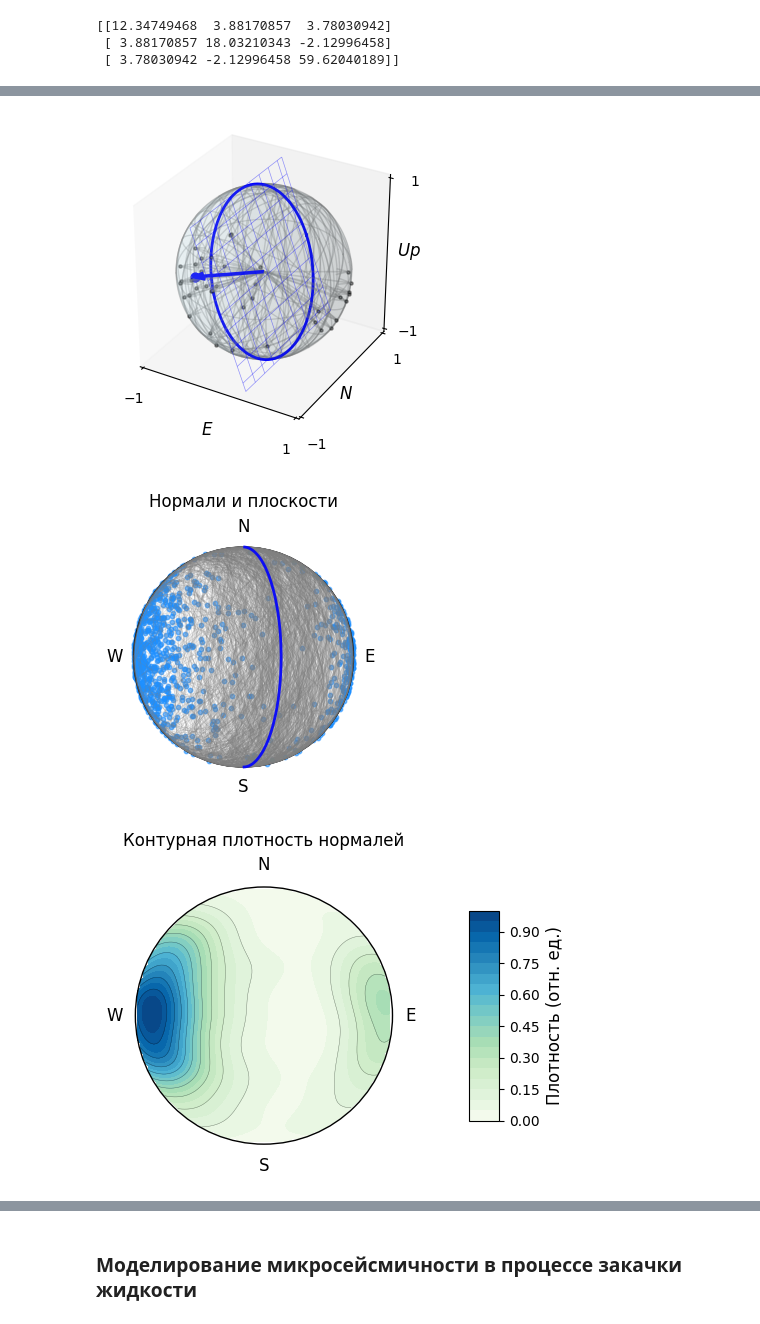
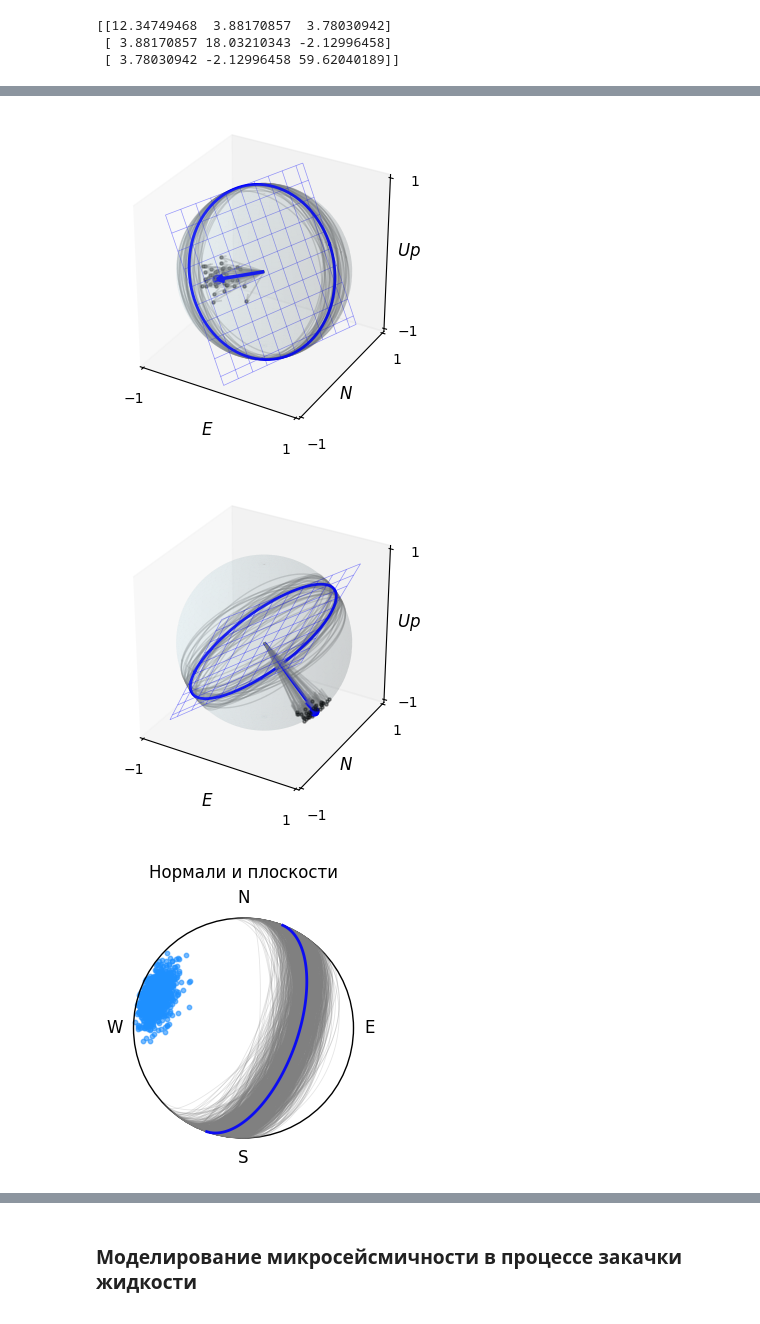
Before and after one commit to mexalon/mm2, a Jupyter notebook: pore_press_to_events.ipynb, the cells around one changed output, grey strips where cells are left out. Cells and saved outputs as stored; diff of their text form; code cells hidden in the pictures.

Commit message:
crit press crit angles

```diff
--- a/pore_press_to_events.ipynb
+++ b/pore_press_to_events.ipynb
@@ -73,7 +70,7 @@ from methods.stress_plotting import plot_stress_tensor_with_rotated_ensemble
 # Вектор главных напряжений [σ1, σ2, σ3] размещается вдоль осей x,y,z согласно порядку кодов строки mode,
 # а затем поворачивается в глобальную систему «восток – север – вверх» триадой углов Эйлера
 
-tensor = FrictionalStressTensor(s1=60, mode='zyx', ratio=0.5, pore_pressure=5, mu=0.6, cohesion=0.05, trend=0, plunge=0, rake=0)
+tensor = FrictionalStressTensor(s1=60, mode='zyx', ratio=0.5, pore_pressure=5, mu=0.6, cohesion=0.01, trend=20, plunge=0, rake=0)
 
 # при создании ансамбля тензоров случайным образом варьируется σ1, остальное получается по алгоритму, описанному выше
 ensemble_tensors, stresses, trends, plunges, rakes = tensor.generate_ensemble(
@@ -105,38 +102,52 @@ stresses = tensor.ensemble_principal_stresses # например значени
 # %%
+import numpy as np
 from methods.frac_classes import RandomFractureSeed, FisherFractureSeed
 from methods.frac_plotting import plot_fracture_ensemble_on_sphere, plot_fracture_normals_and_planes, plot_fracture_density, plot_fracture_strike_rose, plot_mu_cohesion_histograms
+from methods.colomb_things import get_critical_strike_dip
 
+# вычисляем для объекта tensor какие должны быть угла у плоскости трещины, чтобы она бала наиболее близка к скольжению
+# то есть у нее максимальное значение отношения касательного к нормальному напряжения
+((crit_strike, crit_dip), (crit_strike_c, crit_dip_c)) = get_critical_strike_dip(tensor, tensor.mu) # два набора сопряженных углов
 
 # Создание ансамблей трещин, ориентированных согласно распределению Фишера
 # коэффициенты трения и когезии могут быть одинаковы для всех трещин,
 # либо можно сделать распределенными согласно распределению Вейбулла,
 # тогда нужно передать параметры распределения, см описание класса
 
 # создаём объект матринской трещины:
-seed = FisherFractureSeed(strike=0, dip=70, mu=0.6, cohesion=0.05)
+seed = FisherFractureSeed(strike=crit_strike, dip=crit_dip, mu=0.6, cohesion=0.05)
+cseed = FisherFractureSeed(strike=crit_strike_c, dip=crit_dip_c, mu=0.6, cohesion=0.05) # для сопряженных углов
 
 # параметры материнской трещины доступны в атрибутах объекта, например
 seed.mu, seed.normal # и т.д.
 
 # генерируем для него ансамбль из нужного количства случайно ориентированных трещин.
 # Если не задавать параметры масштаба, типа mu_weibull_scale, то все коэффициенты mu будут как у матринской трещины
 # получаем массив из N векторов нормалей к плоскости трещин, и всего прочего, что может понадобится
-normals, strikes, dips, mus, cohesions = seed.generate_ensemble(N=1000, kappa=5, mu_weibull_scale=0.01, cohesion_weibull_scale=0.001)
+normals, strikes, dips, mus, cohesions = seed.generate_ensemble(N=1000, kappa=50, mu_weibull_scale=0.005, cohesion_weibull_scale=0.005)
+cnormals, cstrikes, _, _, _ = cseed.generate_ensemble(N=1000, kappa=50, mu_weibull_scale=0.005, cohesion_weibull_scale=0.005) # для сопряженных углов
 
 # для ориентаций трещин можно воспользоваться другим классом, с нормально распределенными углами страйк и дип,
 # возможно это в будущем пригодится для модели восстановления ориентации
 # seed = RandomFractureSeed(strike=10, dip=90)
 # normals, strikes, dips, mus, cohesions = seed.generate_ensemble(N=500, strike_std=20, dip_std=20)
 
+normals_and_cnormals = np.vstack((normals, cnormals)) # стакаем вместе сопряженные наборы
+strikes_and_csrikes = np.vstack((strikes, cstrikes))
+
 # визуализация разными способами
 plot_fracture_ensemble_on_sphere(normals, seed)
+plot_fracture_ensemble_on_sphere(cnormals, cseed)
 plot_fracture_normals_and_planes(normals, seed)
+plot_fracture_normals_and_planes(cnormals, cseed)
 plot_fracture_density(normals)
+plot_fracture_density(cnormals)
 plot_fracture_strike_rose(strikes)
+plot_fracture_strike_rose(cstrikes)
 
 # Распрелделения параметров трения и когезии для ансамбля:
 plot_mu_cohesion_histograms(mus, cohesions)
 # %% [output]
-[figure, old version]
+[figure, new version]
-[figure, old version]
+[figure, new version]
-[figure, old version]
+[figure, new version]
```
Also changed, not shown: parts of 10 cells of this notebook, 4 other files.
